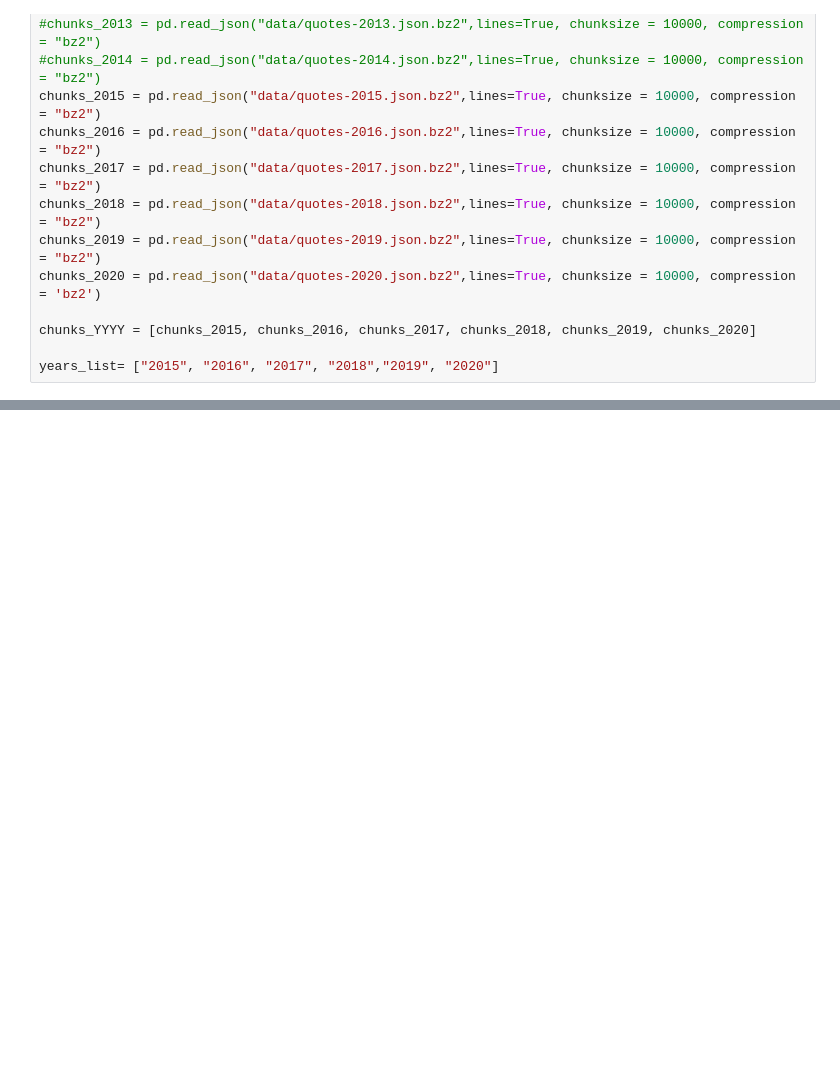
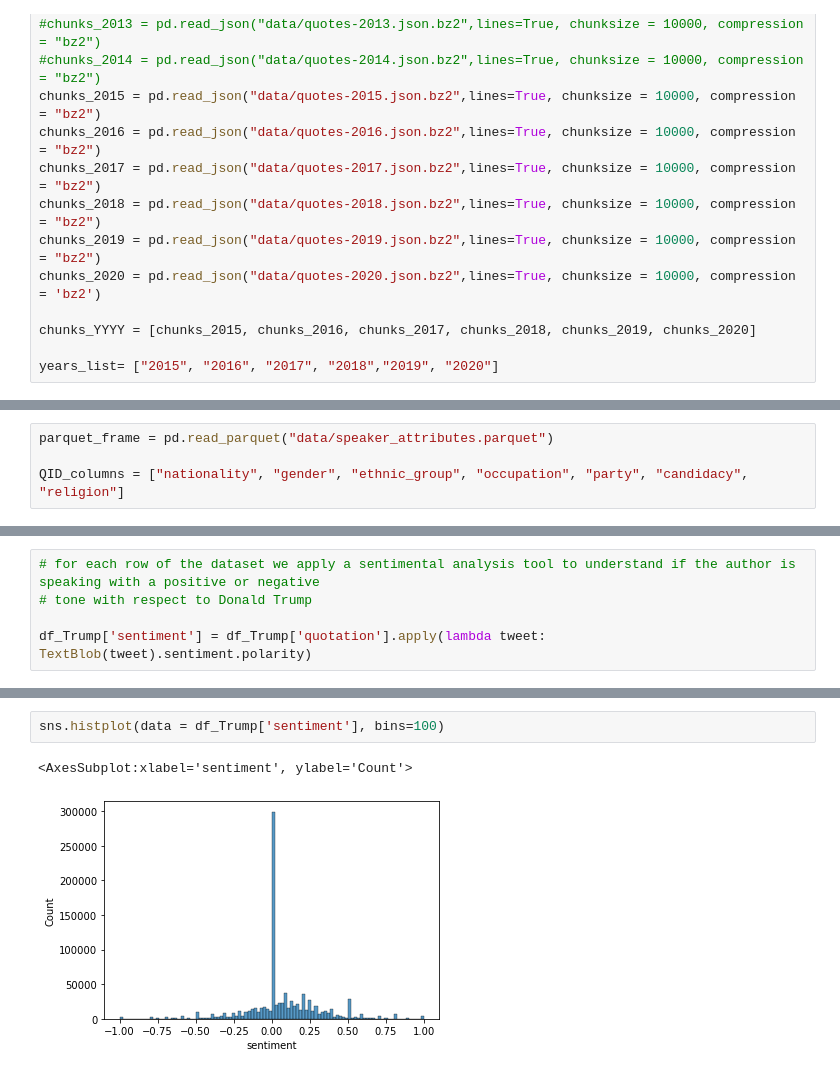
Before and after one commit to lucarossi9/Applied-Data-Analysis-project, a Jupyter notebook: luca.ipynb, the cells around one changed output, grey strips where cells are left out. Saved outputs shown, nothing was run; the diff lists cells and outputs as text; blank space fills up the shorter version.

```diff
--- a/luca.ipynb
+++ b/luca.ipynb
@@ -172,0 +109,4 @@ df_abortion.drop(rows_to_delete)
+# %%
+parquet_frame = pd.read_parquet("data/speaker_attributes.parquet")
+
+QID_columns = ["nationality", "gender", "ethnic_group", "occupation", "party", "candidacy", "religion"]
@@ -172,0 +188,5 @@ df_abortion.drop(rows_to_delete)
+# %%
+# for each row of the dataset we apply a sentimental analysis tool to understand if the author is speaking with a positive or negative
+# tone with respect to Donald Trump
+
+df_Trump['sentiment'] = df_Trump['quotation'].apply(lambda tweet: TextBlob(tweet).sentiment.polarity)
@@ -172,0 +253,5 @@ df_abortion.drop(rows_to_delete)
+# %%
+sns.histplot(data = df_Trump['sentiment'], bins=100)
+# %% [output]
+<AxesSubplot:xlabel='sentiment', ylabel='Count'>
+[figure, added]
```
Also changed, not shown: parts of 30 cells of this notebook.
